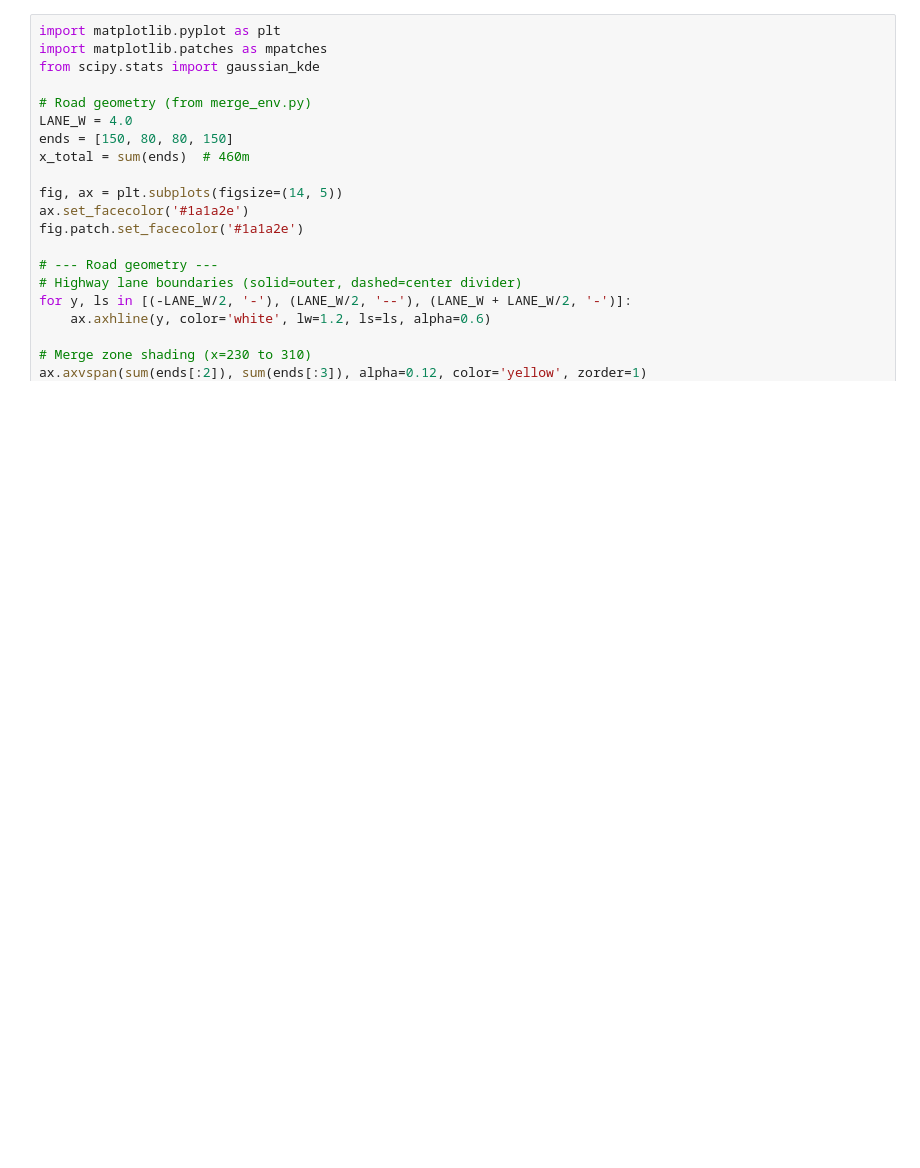
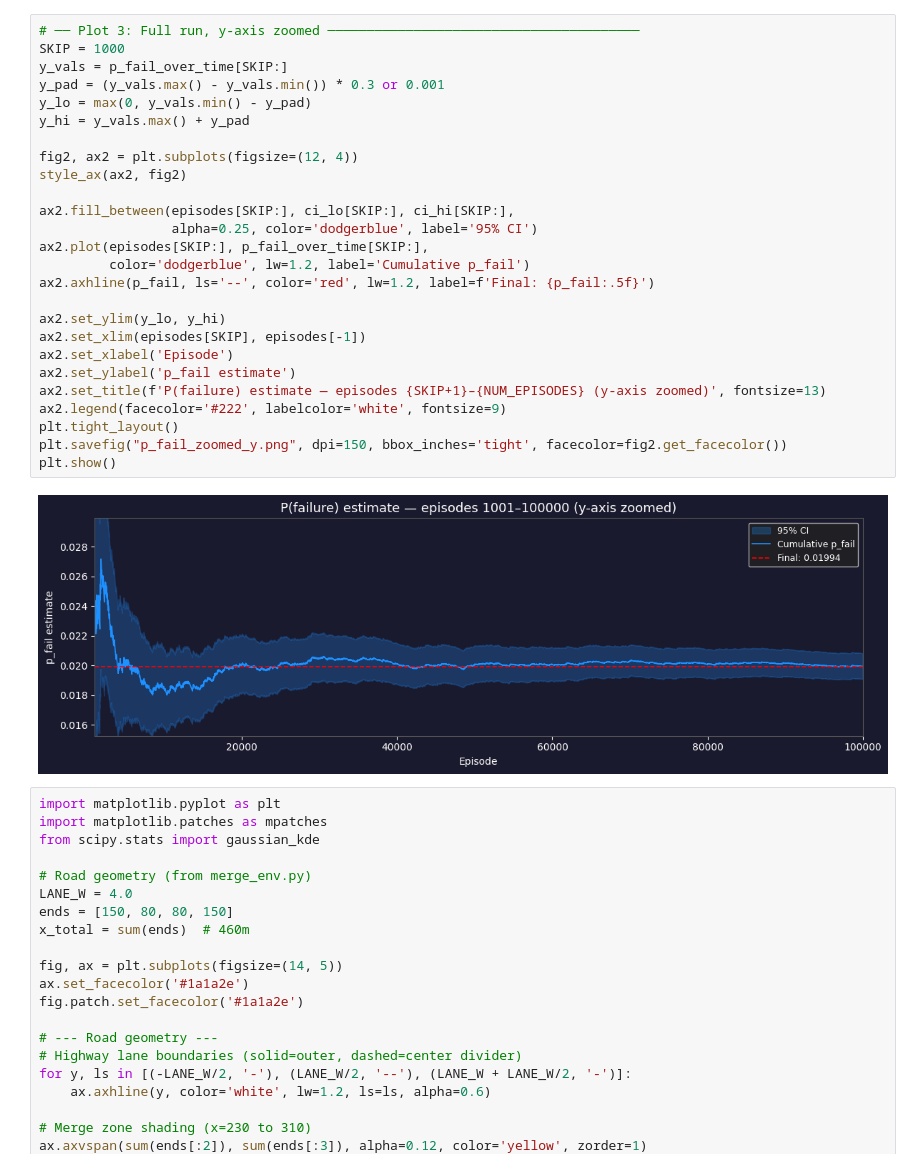
Before and after one commit to Mete4/cs238v-VSCS, a Jupyter notebook: merge/merge_ppo/eval_merge_ppo.ipynb, the cells around one changed output. Saved outputs shown, nothing was run; the diff lists cells and outputs as text; blank space fills up the shorter version.

```diff
--- a/merge/merge_ppo/eval_merge_ppo.ipynb
+++ b/merge/merge_ppo/eval_merge_ppo.ipynb
@@ -67,3 +97,31 @@ collision_types = np.load("collision_types.npy", allow_pickle=True).tolist()
+# %%
+# ── Plot 3: Full run, y-axis zoomed ────────────────────────────────────────
+SKIP = 1000
+y_vals = p_fail_over_time[SKIP:]
+y_pad = (y_vals.max() - y_vals.min()) * 0.3 or 0.001
+y_lo = max(0, y_vals.min() - y_pad)
+y_hi = y_vals.max() + y_pad
+
+fig2, ax2 = plt.subplots(figsize=(12, 4))
+style_ax(ax2, fig2)
+
+ax2.fill_between(episodes[SKIP:], ci_lo[SKIP:], ci_hi[SKIP:],
+                 alpha=0.25, color='dodgerblue', label='95% CI')
+ax2.plot(episodes[SKIP:], p_fail_over_time[SKIP:],
+         color='dodgerblue', lw=1.2, label='Cumulative p_fail')
+ax2.axhline(p_fail, ls='--', color='red', lw=1.2, label=f'Final: {p_fail:.5f}')
+
+ax2.set_ylim(y_lo, y_hi)
+ax2.set_xlim(episodes[SKIP], episodes[-1])
+ax2.set_xlabel('Episode')
+ax2.set_ylabel('p_fail estimate')
+ax2.set_title(f'P(failure) estimate — episodes {SKIP+1}–{NUM_EPISODES} (y-axis zoomed)', fontsize=13)
+ax2.legend(facecolor='#222', labelcolor='white', fontsize=9)
+plt.tight_layout()
+plt.savefig("p_fail_zoomed_y.png", dpi=150, bbox_inches='tight', facecolor=fig2.get_facecolor())
+plt.show()
+# %% [output]
+[figure, added]
 # %%
 import matplotlib.pyplot as plt
 import matplotlib.patches as mpatches
```
Also changed, not shown: parts of 5 cells of this notebook, 38 other files.
